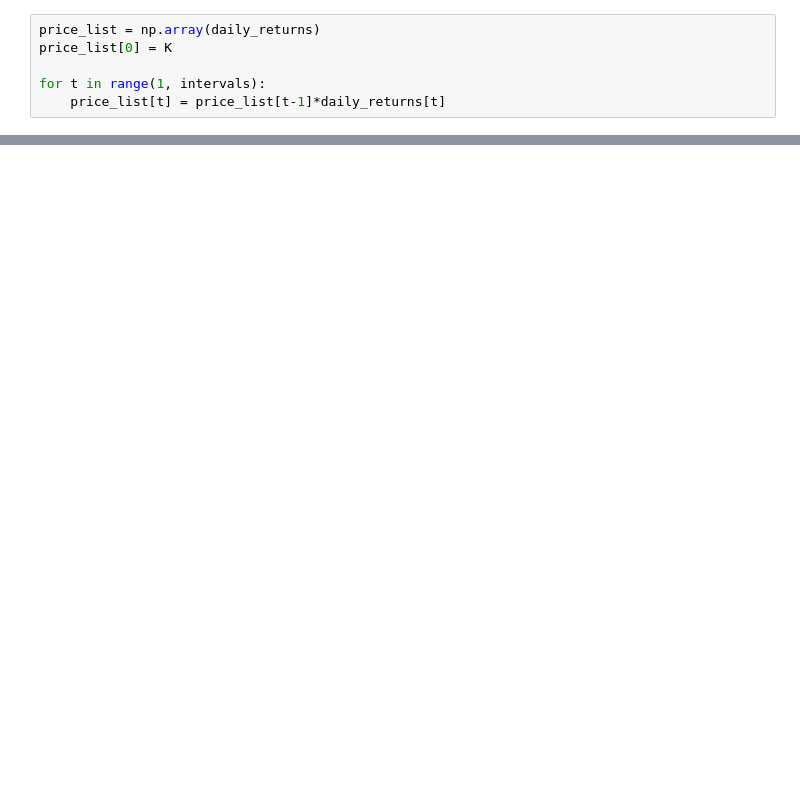
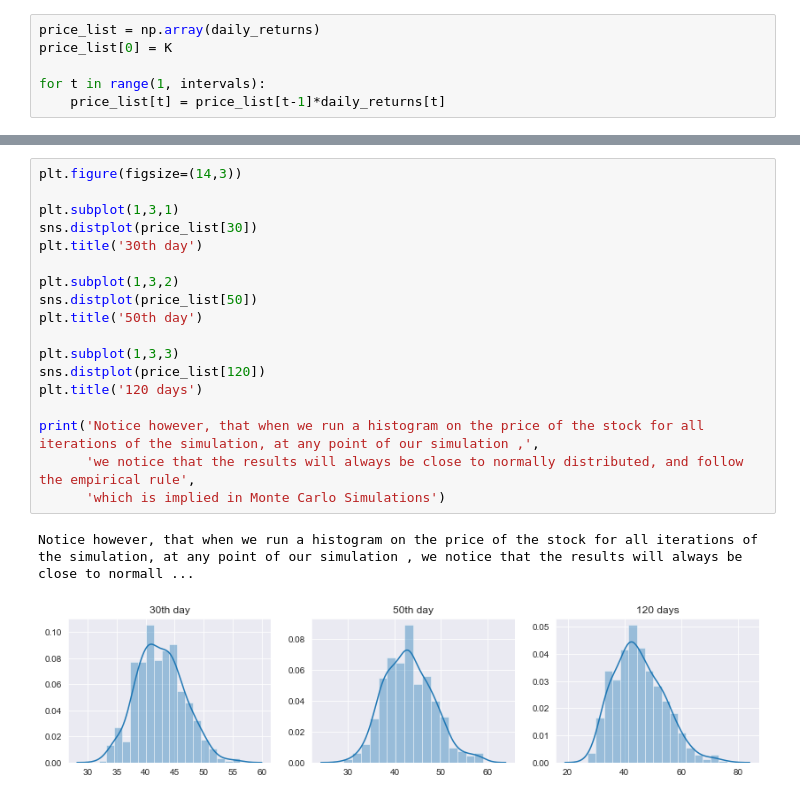
Before and after one commit to BryanLee06/Python_Assignment-Pokemon, a Jupyter notebook: S&P 500 Stock Index Analysis.ipynb, the cells around one changed output, grey strips where cells are left out. Drawn from its saved outputs; the diff is of its cells as text; blank space fills up the shorter version.

```diff
--- a/S&P 500 Stock Index Analysis.ipynb
+++ b/S&P 500 Stock Index Analysis.ipynb
@@ -265 +268,22 @@ After integrating our monte carlo simulation for 500  iterations, the range that
 This is a standard Monte Carlo Simulation that is used to predict stock prices, as you can see there is a significant gap in the range in final price using the Monte Carlo Simulation
+# %%
+plt.figure(figsize=(14,3))
+
+plt.subplot(1,3,1)
+sns.distplot(price_list[30])
+plt.title('30th day')
+
+plt.subplot(1,3,2)
+sns.distplot(price_list[50])
+plt.title('50th day')
+
+plt.subplot(1,3,3)
+sns.distplot(price_list[120])
+plt.title('120 days')
+
+print('Notice however, that when we run a histogram on the price of the stock for all iterations of the simulation, at any point of our simulation ,',
+      'we notice that the results will always be close to normally distributed, and follow the empirical rule',
+      'which is implied in Monte Carlo Simulations')
+# %% [output]
+Notice however, that when we run a histogram on the price of the stock for all iterations of the simulation, at any point of our simulation , we notice that the results will always be close to normall ...
+[figure, added]
```
Also changed, not shown: parts of 23 cells of this notebook, 1 other file.
